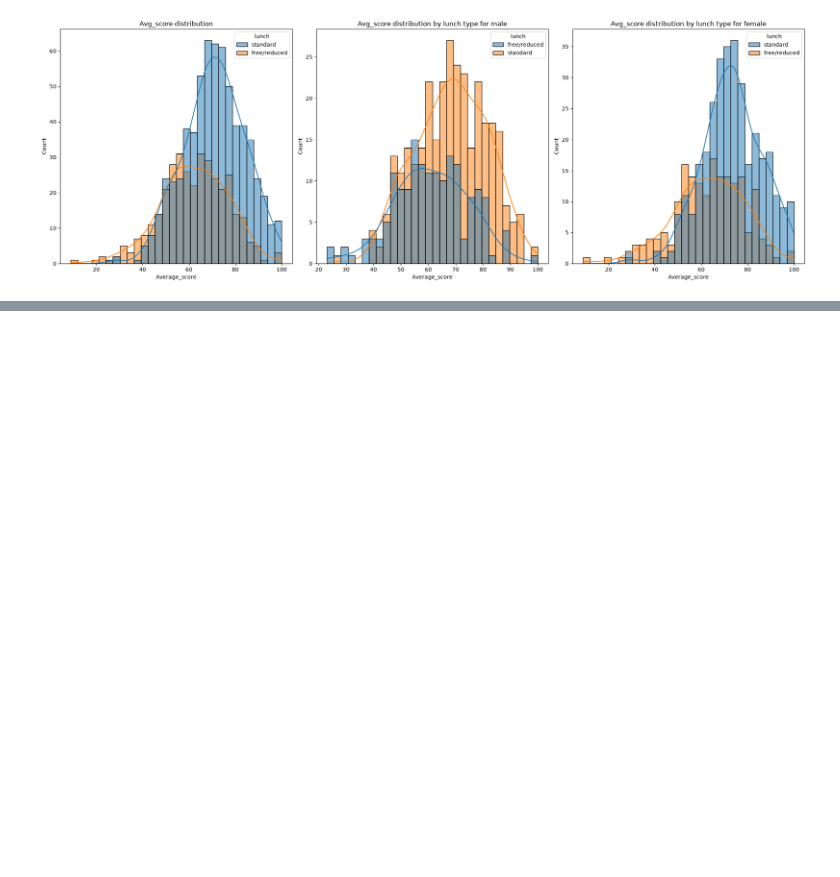
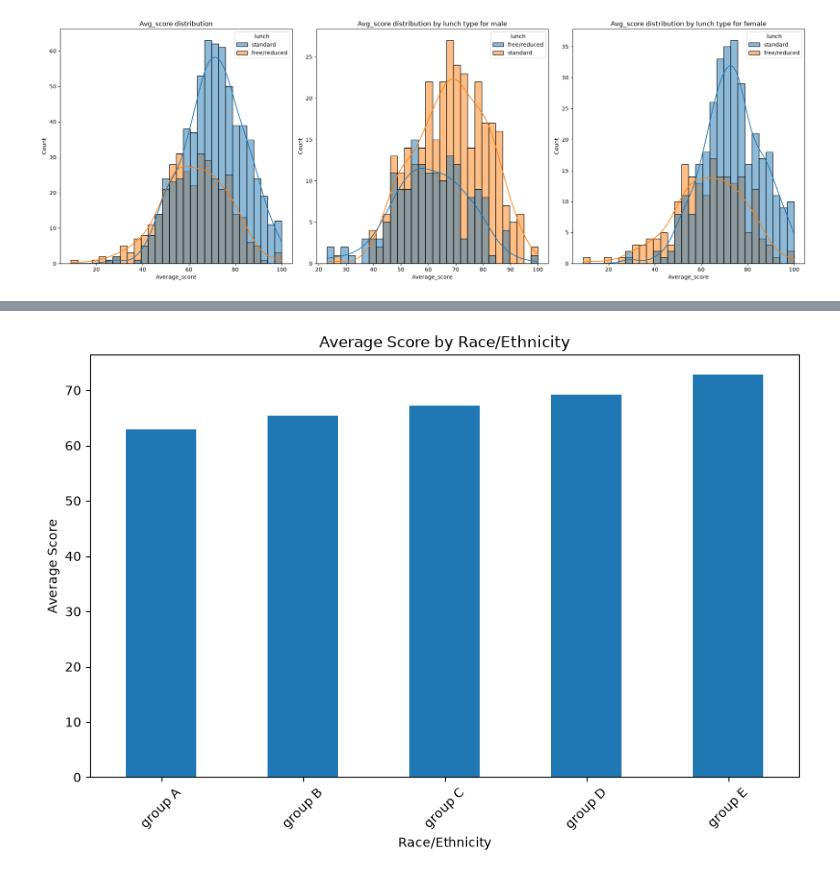
Before and after one commit to Adarshmaddheshiya/student-performance-, a Jupyter notebook: data_analysis/EDA_students.ipynb, the cells around one changed output, grey strips where cells are left out. Saved outputs shown, nothing was run; the diff lists cells and outputs as text; code cells hidden in the pictures; blank space fills up the shorter version.

```diff
--- a/data_analysis/EDA_students.ipynb
+++ b/data_analysis/EDA_students.ipynb
@@ -259,0 +321,11 @@ plt.show()
+# %%
+#find relation between race_ethnicity and average score
+avg_score_by_race = df.groupby('race_ethnicity')['Average_score'].mean()
+avg_score_by_race.plot(kind='bar', figsize=(10, 6))
+plt.title('Average Score by Race/Ethnicity')
+plt.xlabel('Race/Ethnicity')
+plt.ylabel('Average Score')
+plt.xticks(rotation=45)
+plt.show()
+# %% [output]
+[figure, added]
```
Also changed, not shown: parts of 15 cells of this notebook, 9 other files.
